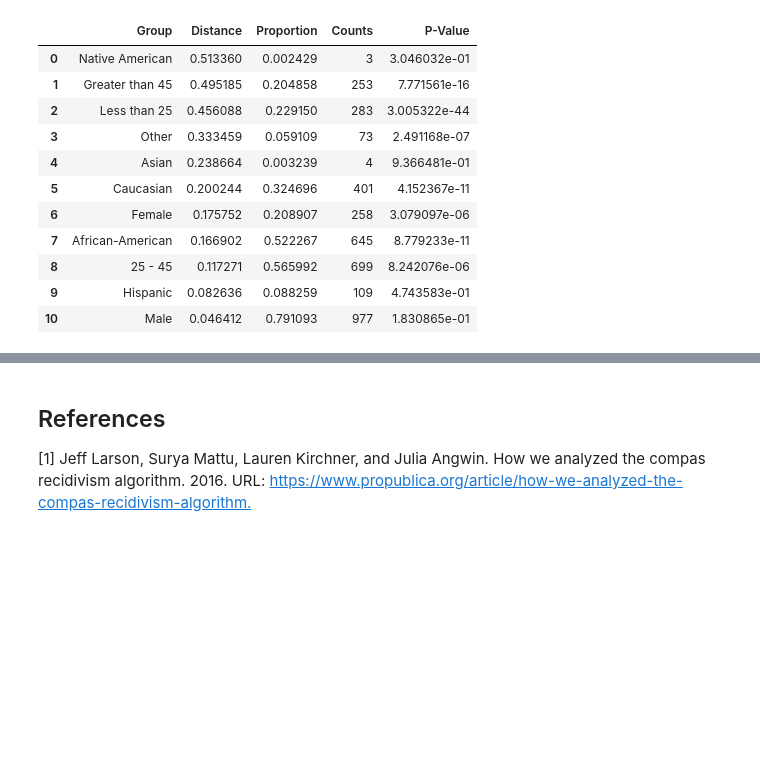
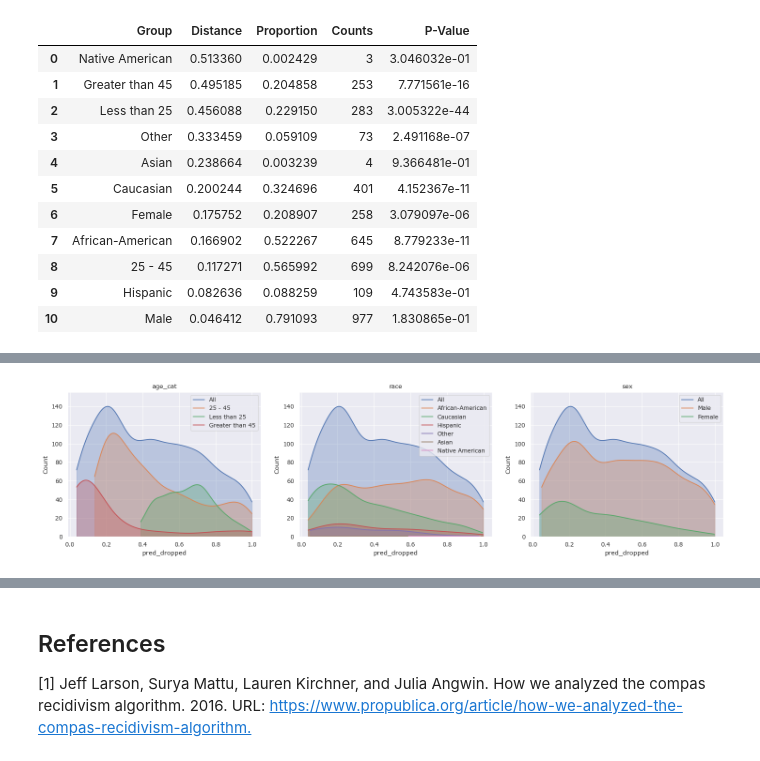
Before and after one commit to synthesized-io/fairlens, a Jupyter notebook: notebooks/compas.ipynb, the cells around one changed output, grey strips where cells are left out. Drawn from its saved outputs; the diff is of its cells as text; code cells hidden in the pictures; blank space fills up the shorter version.

```diff
--- a/notebooks/compas.ipynb
+++ b/notebooks/compas.ipynb
@@ -223,0 +262,8 @@ fscorer.distribution_score(max_comb=1, p_value=True).sort_values("Distance", asc
+# %%
+df_test["pred_dropped"] = clf.predict_proba(X)[:, 1]
+
+fscorer = fl.FairnessScorer(df_test, "pred_dropped", ["race", "sex", "age_cat"])
+fscorer.plot_distributions()
+plt.show()
+# %% [output]
+[figure, added]
```
Also changed, not shown: parts of 8 cells of this notebook.
